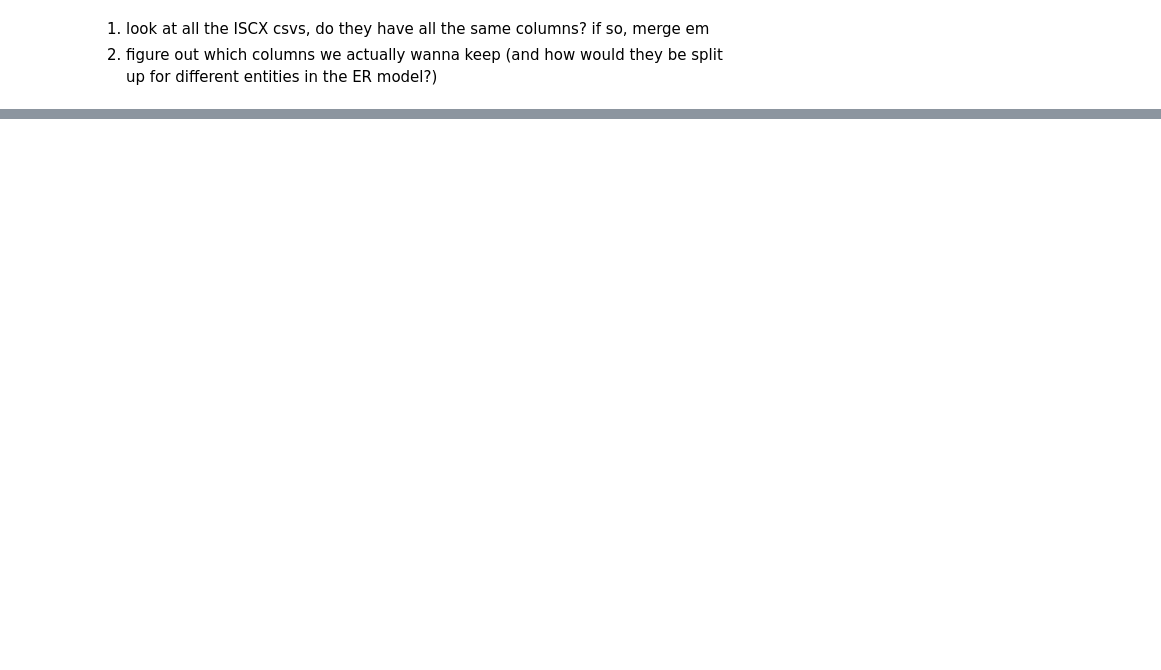
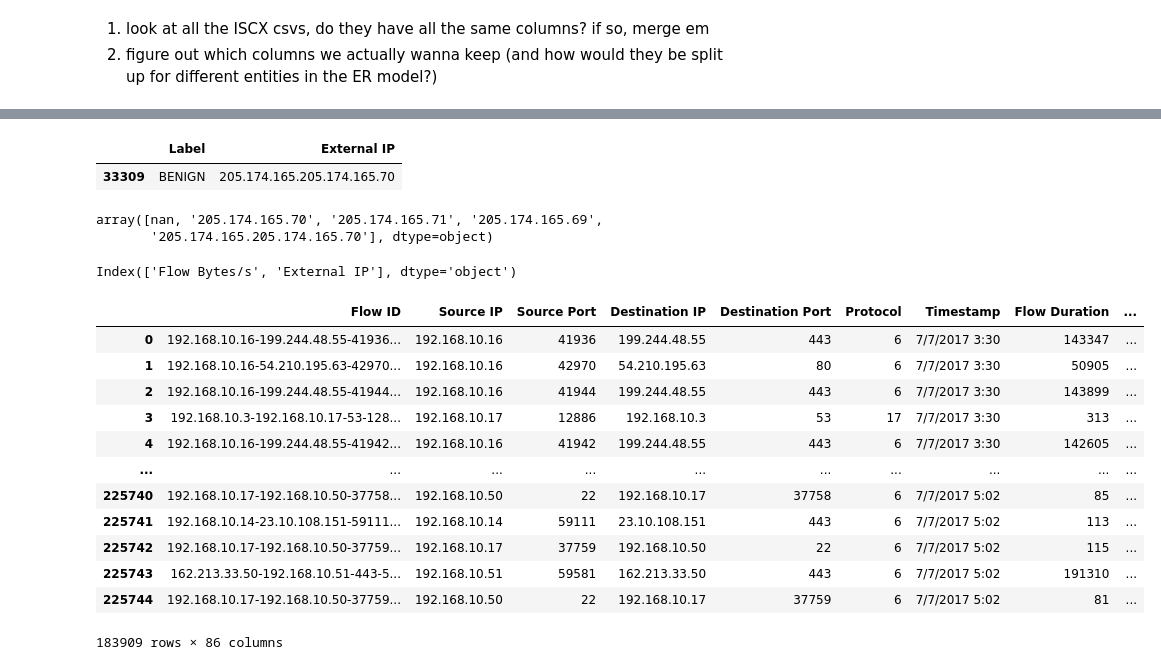
Before and after one commit to arj1211/ece356project, a Jupyter notebook: explore_data.ipynb, the cells around one changed output, grey strips where cells are left out. Cells and saved outputs as stored; diff of their text form; code cells hidden in the pictures; blank space fills up the shorter version.

```diff
--- a/explore_data.ipynb
+++ b/explore_data.ipynb
@@ -81,4 +97,5 @@ columns_of_type
        dtype='object')}
 # %%
 import os
-anom_fnames = [f for f in os.listdir() if 'ISCX' in f]
+anom_fnames = [f for f in os.listdir('data') if 'ISCX' in f]
+anom_fnames
@@ -85,3 +111,6 @@ anom_fnames = [f for f in os.listdir() if 'ISCX' in f]
 # %% [markdown]
 1. look at all the ISCX csvs, do they have all the same columns? if so, merge em
 2. figure out which columns we actually wanna keep (and how would they be split up for different entities in the ER model?)
+# %%
+anom_df_1 = pd.read_csv('data/'+anom_fnames[0])
+anom_df_2 = pd.read_csv('data/'+anom_fnames[3])
@@ -87,0 +140,30 @@ anom_fnames = [f for f in os.listdir() if 'ISCX' in f]
+# %%
+a2.loc[a2[' Label']!='DDoS']
+# %% [output]
+|  | Label | External IP |
+| 33309 | BENIGN | 205.174.165.205.174.165.70 |
+# %%
+anom_df_1['External IP'].unique()
+# %% [output]
+array([nan, '205.174.165.70', '205.174.165.71', '205.174.165.69',
+       '205.174.165.205.174.165.70'], dtype=object)
+# %%
+anom_df_1.columns[anom_df_1.isna().any()]
+# %% [output]
+Index(['Flow Bytes/s', 'External IP'], dtype='object')
+# %%
+anom_df_1[anom_df_1['External IP'].isna()]
+# %% [output]
+|  | Flow ID | Source IP | Source Port | Destination IP | Destination Port | Protocol | Timestamp | Flow Duration | ... |
+| 0 | 192.168.10.16-199.244.48.55-41936... | 192.168.10.16 | 41936 | 199.244.48.55 | 443 | 6 | 7/7/2017 3:30 | 143347 | ... |
+| 1 | 192.168.10.16-54.210.195.63-42970... | 192.168.10.16 | 42970 | 54.210.195.63 | 80 | 6 | 7/7/2017 3:30 | 50905 | ... |
+| 2 | 192.168.10.16-199.244.48.55-41944... | 192.168.10.16 | 41944 | 199.244.48.55 | 443 | 6 | 7/7/2017 3:30 | 143899 | ... |
+| 3 | 192.168.10.3-192.168.10.17-53-128... | 192.168.10.17 | 12886 | 192.168.10.3 | 53 | 17 | 7/7/2017 3:30 | 313 | ... |
+| 4 | 192.168.10.16-199.244.48.55-41942... | 192.168.10.16 | 41942 | 199.244.48.55 | 443 | 6 | 7/7/2017 3:30 | 142605 | ... |
+| ... | ... | ... | ... | ... | ... | ... | ... | ... | ... |
+| 225740 | 192.168.10.17-192.168.10.50-37758... | 192.168.10.50 | 22 | 192.168.10.17 | 37758 | 6 | 7/7/2017 5:02 | 85 | ... |
+| 225741 | 192.168.10.14-23.10.108.151-59111... | 192.168.10.14 | 59111 | 23.10.108.151 | 443 | 6 | 7/7/2017 5:02 | 113 | ... |
+| 225742 | 192.168.10.17-192.168.10.50-37759... | 192.168.10.17 | 37759 | 192.168.10.50 | 22 | 6 | 7/7/2017 5:02 | 115 | ... |
+| 225743 | 162.213.33.50-192.168.10.51-443-5... | 192.168.10.51 | 59581 | 162.213.33.50 | 443 | 6 | 7/7/2017 5:02 | 191310 | ... |
+| 225744 | 192.168.10.17-192.168.10.50-37759... | 192.168.10.50 | 22 | 192.168.10.17 | 37759 | 6 | 7/7/2017 5:02 | 81 | ... |
+183909 rows × 86 columns
```
Also changed, not shown: parts of 9 cells of this notebook, 1 other file.
